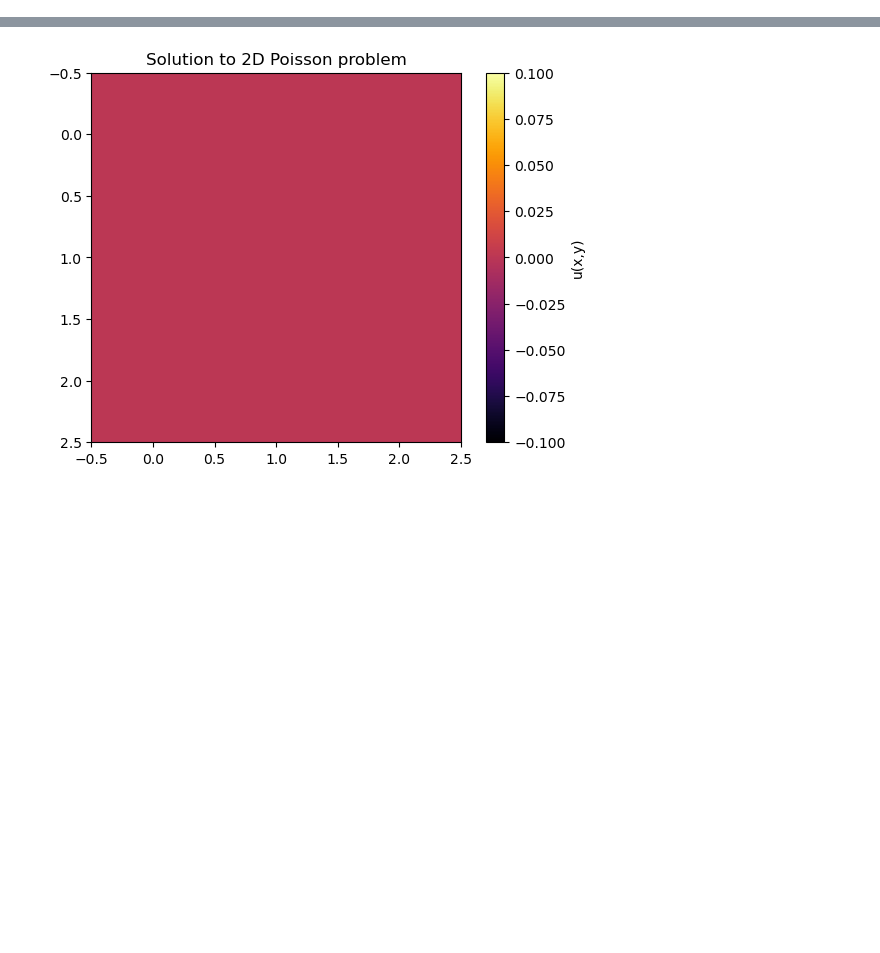
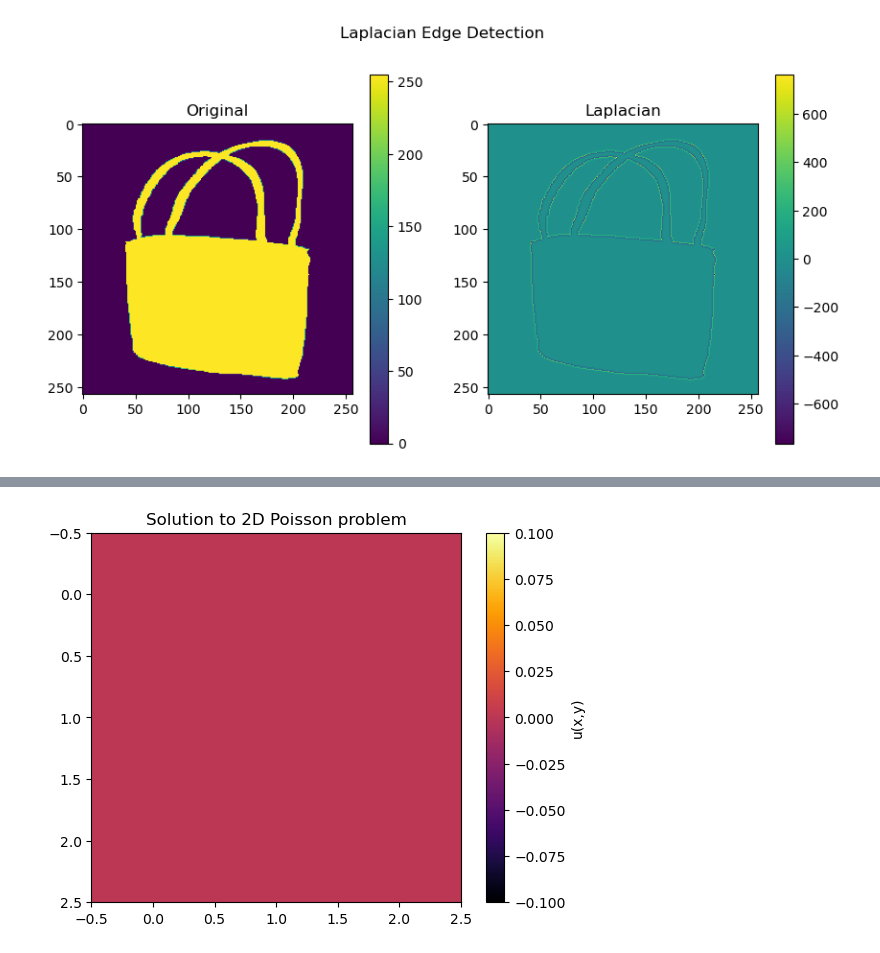
Before and after one commit to kerwin145/UGrid, a Jupyter notebook: playground.ipynb, the cells around one changed output, grey strips where cells are left out. Drawn from its saved outputs; the diff is of its cells as text; code cells hidden in the pictures; blank space fills up the shorter version.

```diff
--- a/playground.ipynb
+++ b/playground.ipynb
@@ -0,0 +16,11 @@
+# %%
+img = cv2.imread("var/testcase/bmp/257/bag.bmp", cv2.IMREAD_GRAYSCALE)  # ensures 2D grayscale
+img = img.astype(np.float32)  # convert to float32
+
+lap_map = get_laplacian_map(img)
+plt_subplot({
+    "Original": img,
+    "Laplacian": lap_map
+}, suptitle="Laplacian Edge Detection", unit_size=5)
+# %% [output]
+[figure, added]
```
Also changed, not shown: parts of 4 cells of this notebook, 3 other files.
